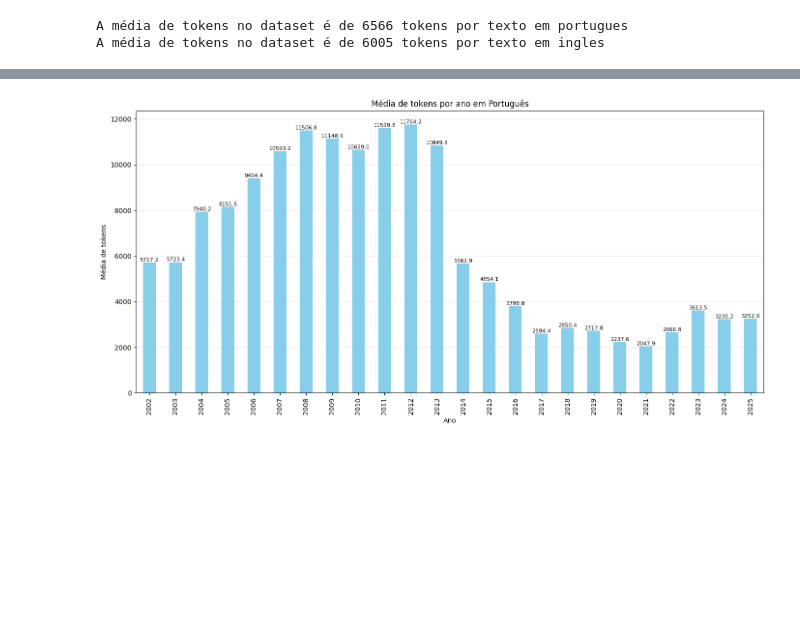
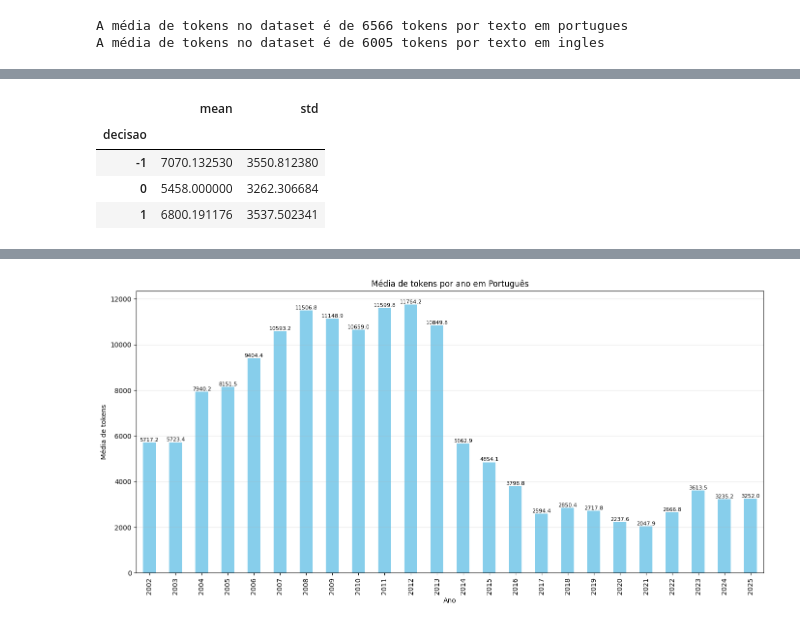
Before and after one commit to RyanForti/Selic-Direction-Prediciton, a Jupyter notebook: src/analise_descritiva/analise_descritiva.ipynb, the cells around one changed output, grey strips where cells are left out. Saved outputs shown, nothing was run; the diff lists cells and outputs as text; code cells hidden in the pictures; blank space fills up the shorter version.

```diff
--- a/src/analise_descritiva/analise_descritiva.ipynb
+++ b/src/analise_descritiva/analise_descritiva.ipynb
@@ -164 +167,9 @@ plt.show()
+# %%
+df_pt.groupby('decisao')['tokens'].agg(['mean', 'std'])
+# %% [output]
+|  | mean | std |
+| decisao |  |  |
+| -1 | 7070.132530 | 3550.812380 |
+| 0 | 5458.000000 | 3262.306684 |
+| 1 | 6800.191176 | 3537.502341 |
 # %%
```
Also changed, not shown: parts of 9 cells of this notebook, 8 other files.
